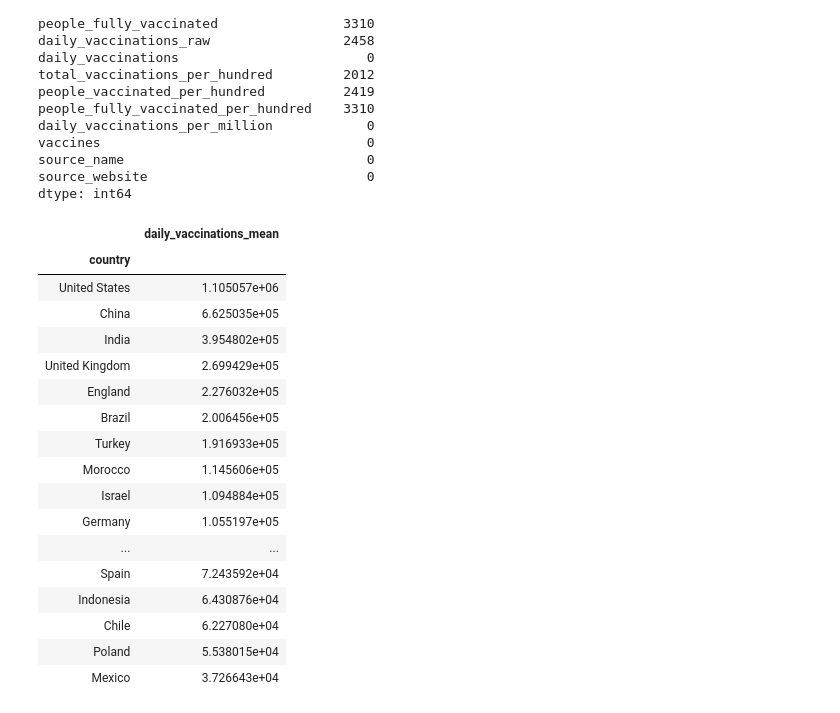
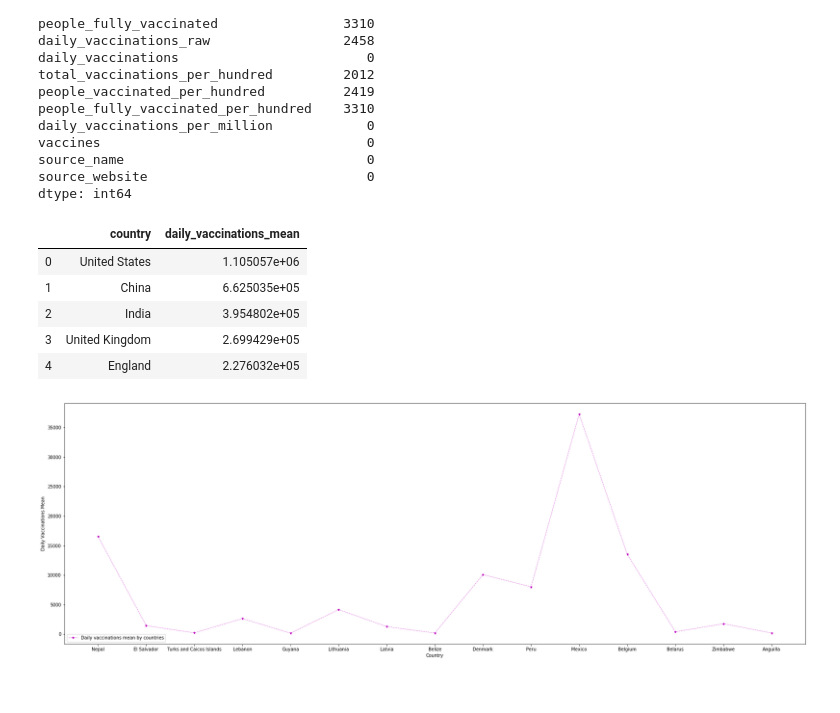
Before and after one commit to kamilaurbanczyk/covid_vaccinations_data_analysis, a Jupyter notebook: Covid vaccinations data analysis.ipynb, the cells around one changed output. Drawn from its saved outputs; the diff is of its cells as text; code cells hidden in the pictures.

Commit message:
create chart 'mean daily vaccinations'

```diff
--- a/Covid vaccinations data analysis.ipynb
+++ b/Covid vaccinations data analysis.ipynb
@@ -208,29 +208,18 @@ dtype: int64
 # %%
 daily_vaccinations_countries = (
     daily_vaccinations[['country', 'daily_vaccinations']]
     .groupby('country')
     .mean()
     .rename(columns={'daily_vaccinations': 'daily_vaccinations_mean'})
     .sort_values(by='daily_vaccinations_mean', ascending=False)
+    .reset_index('country')
 
 )
-daily_vaccinations_countries.head(20)
+daily_vaccinations_countries.head(5)
 # %% [output]
-|  | daily_vaccinations_mean |
-| country |  |
-| United States | 1.105057e+06 |
-| China | 6.625035e+05 |
-| India | 3.954802e+05 |
-| United Kingdom | 2.699429e+05 |
-| England | 2.276032e+05 |
-| Brazil | 2.006456e+05 |
-| Turkey | 1.916933e+05 |
-| Morocco | 1.145606e+05 |
-| Israel | 1.094884e+05 |
-| Germany | 1.055197e+05 |
-| ... | ... |
-| Spain | 7.243592e+04 |
-| Indonesia | 6.430876e+04 |
-| Chile | 6.227080e+04 |
-| Poland | 5.538015e+04 |
-| Mexico | 3.726643e+04 |
+|  | country | daily_vaccinations_mean |
+| 0 | United States | 1.105057e+06 |
+| 1 | China | 6.625035e+05 |
+| 2 | India | 3.954802e+05 |
+| 3 | United Kingdom | 2.699429e+05 |
+| 4 | England | 2.276032e+05 |
@@ -236,0 +233,11 @@ daily_vaccinations_countries.head(20)
+# %%
+plt.figure(figsize=(30,10))
+plt.plot(data_dmv.country, data_dmv.daily_vaccinations_mean ,"m*-.",linewidth=0.5,markersize=5, label= 'Daily vaccinations mean by countries')
+plt.grid(False)
+plt.xlabel('Country')
+plt.ylabel('Daily Vaccinations Mean')
+plt.legend(loc="lower left")
+plt.savefig('mean_daily_vaccinations.pdf')
+plt.show()
+# %% [output]
+[figure, added]
```
Also changed, not shown: parts of 2 cells of this notebook, 1 other file.
